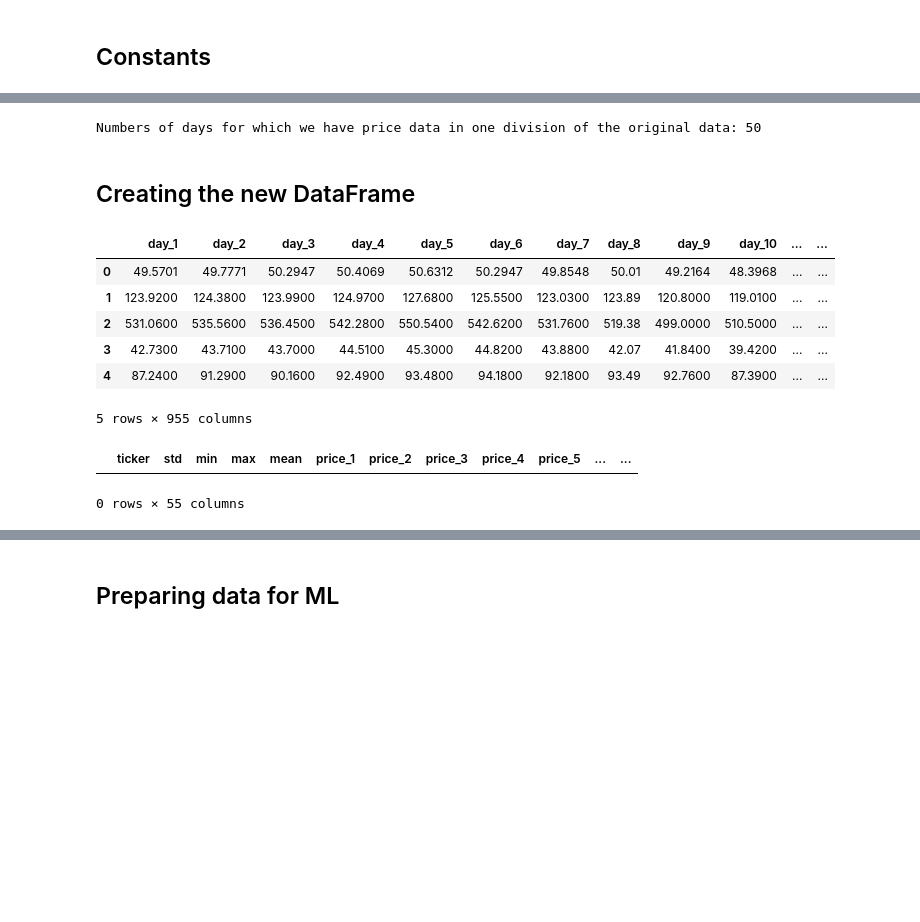
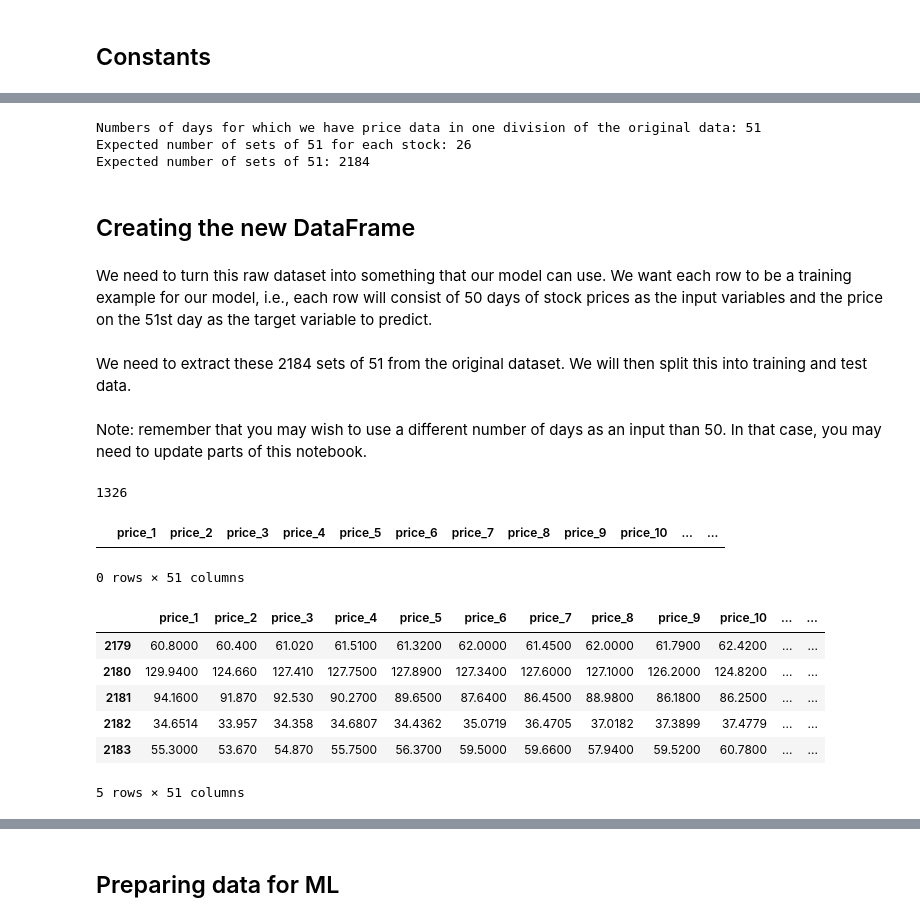
Before and after one commit to tsrsmict/bot-xchange-22, a Jupyter notebook: Bot-Xchange-Starter-Project/Creating a model to predict stock prices.ipynb, the cells around one changed output, grey strips where cells are left out. Drawn from its saved outputs; the diff is of its cells as text; code cells hidden in the pictures; blank space fills up the shorter version.

```diff
--- a/Bot-Xchange-Starter-Project/Creating a model to predict stock prices.ipynb
+++ b/Bot-Xchange-Starter-Project/Creating a model to predict stock prices.ipynb
@@ -61,49 +63,61 @@ Original number of days for which we have price data for each ticker: 951
 # %%
-DAYS_PER_BATCH = 50
+DAYS_PER_BATCH = 51
 print(f'Numbers of days for which we have price data in one division of the original data: {DAYS_PER_BATCH}')
+SETS_PER_STOCK = (ORIGINAL_NUM_DAYS // DAYS_PER_BATCH)
+print(f'Expected number of sets of {DAYS_PER_BATCH} for each stock: {SETS_PER_STOCK}')
+EXPECTED_TOTAL_SETS = SETS_PER_STOCK * NUM_STOCKS
+print(f'Expected number of sets of {DAYS_PER_BATCH}: {EXPECTED_TOTAL_SETS}')
 # %% [output]
-Numbers of days for which we have price data in one division of the original data: 50
+Numbers of days for which we have price data in one division of the original data: 51
+Expected number of sets of 51 for each stock: 26
+Expected number of sets of 51: 2184
 # %% [markdown]
 ## Creating the new DataFrame
-# %%
-# Save the tickers before dropping it
-tickers = df['ticker']
-df = df.drop('ticker', axis = 1)
-
-# Now that the dataframe is numerical only, we can easily compute the following
-df['mean'] = df.mean(axis=1)
-df['std'] = df.std(axis=1)
-df['min'] = df.min(axis=1)
-df['max'] = df.max(axis=1)
-df['ticker'] = tickers
-df.head()
-# %% [output]
-|  | day_1 | day_2 | day_3 | day_4 | day_5 | day_6 | day_7 | day_8 | day_9 | day_10 | ... | ... |
-| 0 | 49.5701 | 49.7771 | 50.2947 | 50.4069 | 50.6312 | 50.2947 | 49.8548 | 50.01 | 49.2164 | 48.3968 | ... | ... |
-| 1 | 123.9200 | 124.3800 | 123.9900 | 124.9700 | 127.6800 | 125.5500 | 123.0300 | 123.89 | 120.8000 | 119.0100 | ... | ... |
-| 2 | 531.0600 | 535.5600 | 536.4500 | 542.2800 | 550.5400 | 542.6200 | 531.7600 | 519.38 | 499.0000 | 510.5000 | ... | ... |
-| 3 | 42.7300 | 43.7100 | 43.7000 | 44.5100 | 45.3000 | 44.8200 | 43.8800 | 42.07 | 41.8400 | 39.4200 | ... | ... |
-| 4 | 87.2400 | 91.2900 | 90.1600 | 92.4900 | 93.4800 | 94.1800 | 92.1800 | 93.49 | 92.7600 | 87.3900 | ... | ... |
-5 rows × 955 columns
+# %% [markdown]
+We need to turn this raw dataset into something that our model can use. We want each row to be a training example for our model, i.e., each row will consist of 50 days of stock prices as the input variables and the price on the 51st day as the target variable to predict.
+# %% [markdown]
+We need to extract these 2184 sets of 51 from the original dataset. We will then split this into training and test data.
+# %% [markdown]
+Note: remember that you may wish to use a different number of days as an input than 50. In that case, you may need to update parts of this notebook.
+# %%
+# We have 1364 days of data. The last multiple of 51 below 1326 is the last column from which we will extract data.
+last_day = ORIGINAL_NUM_DAYS  - (ORIGINAL_NUM_DAYS %  DAYS_PER_BATCH)
+last_day
+# %% [output]
+1326
 # %%
-new_col_names = ['ticker', 'std', 'min', 'max', 'mean']
-
+new_col_names = []
 for i in range(1, DAYS_PER_BATCH + 1, 1):
     col_name = 'price_' + str(i)
     new_col_names.append(col_name)
+# Create an empty DataFrame with these column headings
+new = pd.DataFrame(columns=new_col_names)
+new
+# %% [output]
+|  | price_1 | price_2 | price_3 | price_4 | price_5 | price_6 | price_7 | price_8 | price_9 | price_10 | ... | ... |
+0 rows × 51 columns
-# %%
-# Create an empty DataFrame with these column headings
-new = pd.DataFrame(columns=new_col_names)
-new.head()
-# %% [output]
-|  | ticker | std | min | max | mean | price_1 | price_2 | price_3 | price_4 | price_5 | ... | ... |
-0 rows × 55 columns
 # %%
+"""
+Here, we create a new dataframe where each row represents one training example.
+This piece of code can be difficult to wrap your head around, so we suggest playing around with the variables
+if you're trying to understand it.
+It should reflect changes in previous parts of your code if all your constants are configured correctly
+"""
 for i in range(1, DAYS_PER_BATCH + 1, 1):
     dfs = []
-    original_cols = [f'day_{j}' for j in range(i, ORIGINAL_NUM_DAYS, 50)]
+    original_cols = [f'day_{j}' for j in range(i, last_day + 1, DAYS_PER_BATCH)]
     for name in original_cols:
         dfs.append(df[name])
 
     combined = pd.concat(dfs, ignore_index=True).reindex()
     new[f'price_{i}'] = combined
+
+new.tail()
+# %% [output]
+|  | price_1 | price_2 | price_3 | price_4 | price_5 | price_6 | price_7 | price_8 | price_9 | price_10 | ... | ... |
+| 2179 | 60.8000 | 60.400 | 61.020 | 61.5100 | 61.3200 | 62.0000 | 61.4500 | 62.0000 | 61.7900 | 62.4200 | ... | ... |
+| 2180 | 129.9400 | 124.660 | 127.410 | 127.7500 | 127.8900 | 127.3400 | 127.6000 | 127.1000 | 126.2000 | 124.8200 | ... | ... |
+| 2181 | 94.1600 | 91.870 | 92.530 | 90.2700 | 89.6500 | 87.6400 | 86.4500 | 88.9800 | 86.1800 | 86.2500 | ... | ... |
+| 2182 | 34.6514 | 33.957 | 34.358 | 34.6807 | 34.4362 | 35.0719 | 36.4705 | 37.0182 | 37.3899 | 37.4779 | ... | ... |
+| 2183 | 55.3000 | 53.670 | 54.870 | 55.7500 | 56.3700 | 59.5000 | 59.6600 | 57.9400 | 59.5200 | 60.7800 | ... | ... |
+5 rows × 51 columns
```
Also changed, not shown: parts of 42 cells of this notebook, 10 other files.
